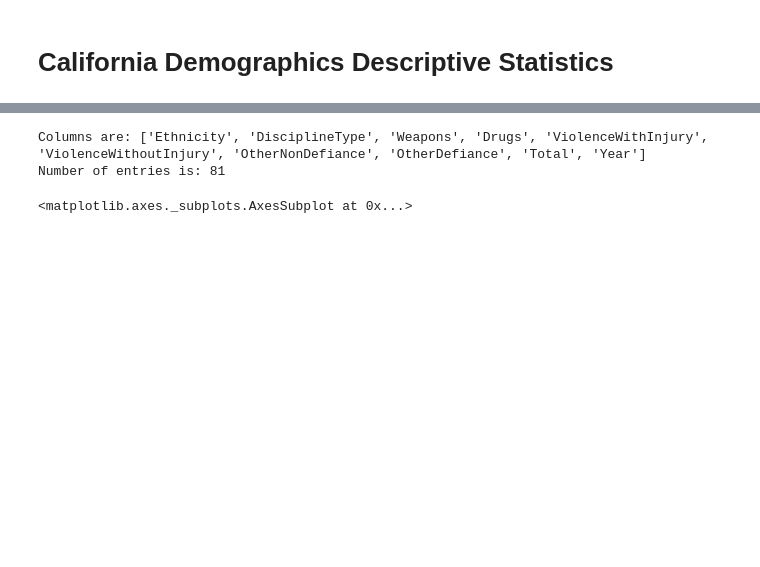
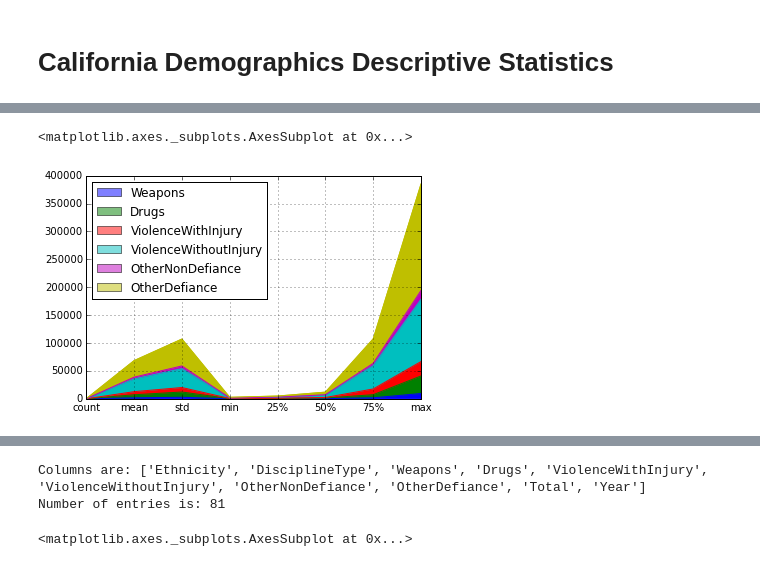
Before and after one commit to LizIzhikevich/0x606AA55, a Jupyter notebook: CaliforniaDemographics.ipynb, the cells around one changed output, grey strips where cells are left out. Saved outputs shown, nothing was run; the diff lists cells and outputs as text; code cells hidden in the pictures; blank space fills up the shorter version.

```diff
--- a/CaliforniaDemographics.ipynb
+++ b/CaliforniaDemographics.ipynb
@@ -12,0 +266,5 @@ def read_in_file(filename):
+# %%
+group_year_ethnicity.describe().plot(kind = 'area', stacked =True, title = '')
+# %% [output]
+<matplotlib.axes._subplots.AxesSubplot at 0x...>
+[figure, added]
```
Also changed, not shown: parts of 43 cells of this notebook.
